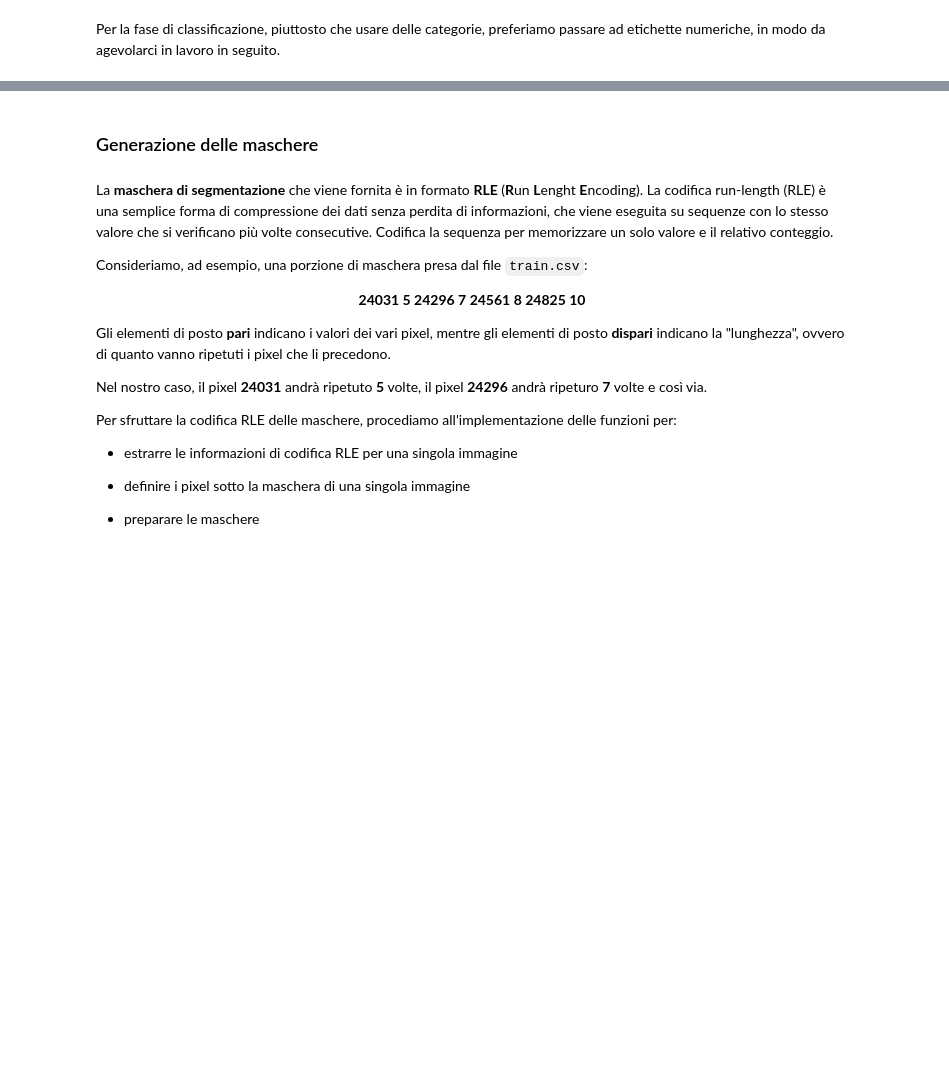
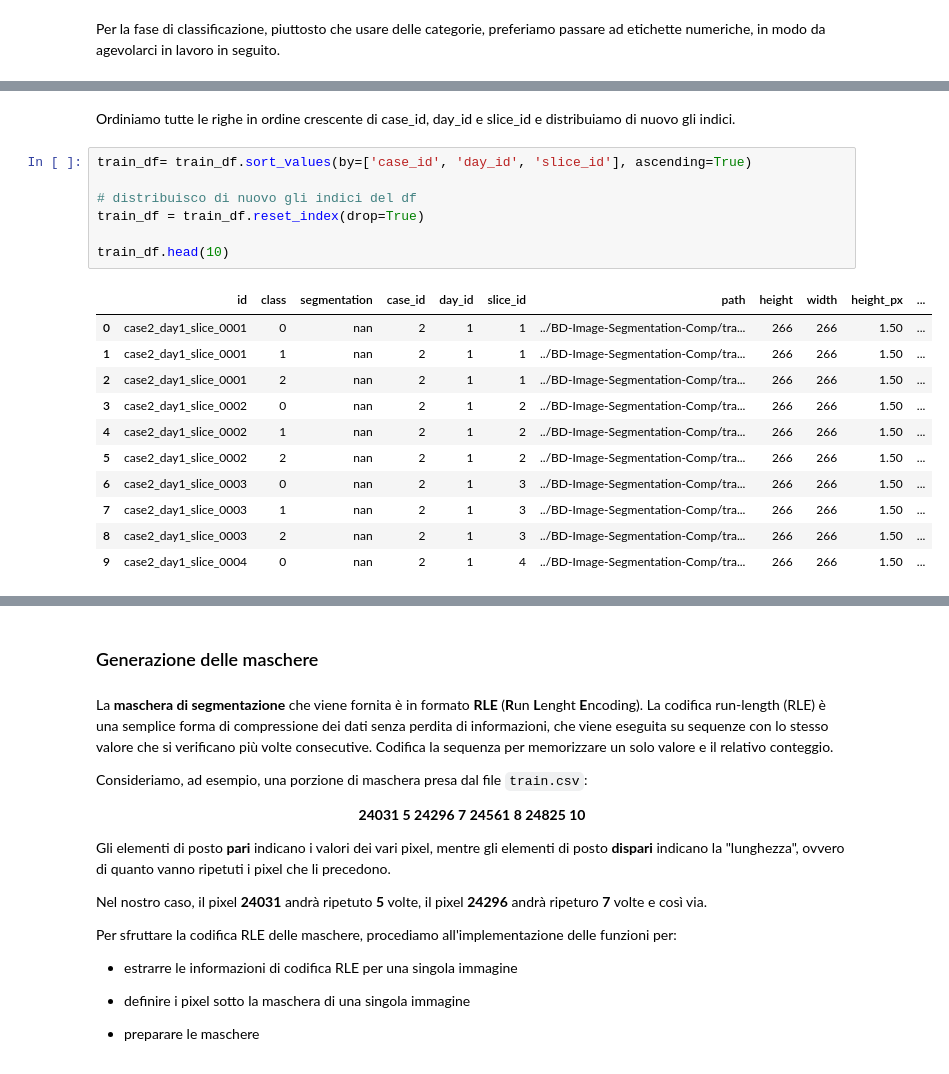
Before and after one commit to justdoit1897/BD-Image-Segmentation-Project, a Jupyter notebook: data_preparation_notebook.ipynb, the cells around one changed output, grey strips where cells are left out. Cells and saved outputs as stored; diff of their text form; blank space fills up the shorter version.

```diff
--- a/data_preparation_notebook.ipynb
+++ b/data_preparation_notebook.ipynb
@@ -225,0 +228,21 @@ train_df.head(10)
+# %% [markdown]
+Ordiniamo tutte le righe in ordine crescente di case_id, day_id e slice_id e distribuiamo di nuovo gli indici.
+# %%
+train_df= train_df.sort_values(by=['case_id', 'day_id', 'slice_id'], ascending=True)
+
+# distribuisco di nuovo gli indici del df
+train_df = train_df.reset_index(drop=True)
+
+train_df.head(10)
+# %% [output]
+|  | id | class | segmentation | case_id | day_id | slice_id | path | height | width | height_px | ... |
+| 0 | case2_day1_slice_0001 | 0 | nan | 2 | 1 | 1 | ../BD-Image-Segmentation-Comp/tra... | 266 | 266 | 1.50 | ... |
+| 1 | case2_day1_slice_0001 | 1 | nan | 2 | 1 | 1 | ../BD-Image-Segmentation-Comp/tra... | 266 | 266 | 1.50 | ... |
+| 2 | case2_day1_slice_0001 | 2 | nan | 2 | 1 | 1 | ../BD-Image-Segmentation-Comp/tra... | 266 | 266 | 1.50 | ... |
+| 3 | case2_day1_slice_0002 | 0 | nan | 2 | 1 | 2 | ../BD-Image-Segmentation-Comp/tra... | 266 | 266 | 1.50 | ... |
+| 4 | case2_day1_slice_0002 | 1 | nan | 2 | 1 | 2 | ../BD-Image-Segmentation-Comp/tra... | 266 | 266 | 1.50 | ... |
+| 5 | case2_day1_slice_0002 | 2 | nan | 2 | 1 | 2 | ../BD-Image-Segmentation-Comp/tra... | 266 | 266 | 1.50 | ... |
+| 6 | case2_day1_slice_0003 | 0 | nan | 2 | 1 | 3 | ../BD-Image-Segmentation-Comp/tra... | 266 | 266 | 1.50 | ... |
+| 7 | case2_day1_slice_0003 | 1 | nan | 2 | 1 | 3 | ../BD-Image-Segmentation-Comp/tra... | 266 | 266 | 1.50 | ... |
+| 8 | case2_day1_slice_0003 | 2 | nan | 2 | 1 | 3 | ../BD-Image-Segmentation-Comp/tra... | 266 | 266 | 1.50 | ... |
+| 9 | case2_day1_slice_0004 | 0 | nan | 2 | 1 | 4 | ../BD-Image-Segmentation-Comp/tra... | 266 | 266 | 1.50 | ... |
```
Also changed, not shown: parts of 8 cells of this notebook, 5 other files.
